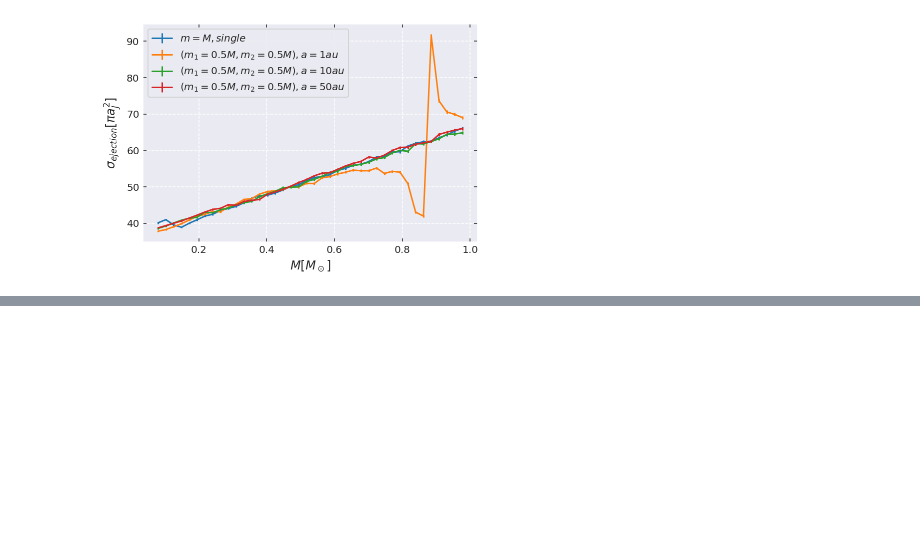
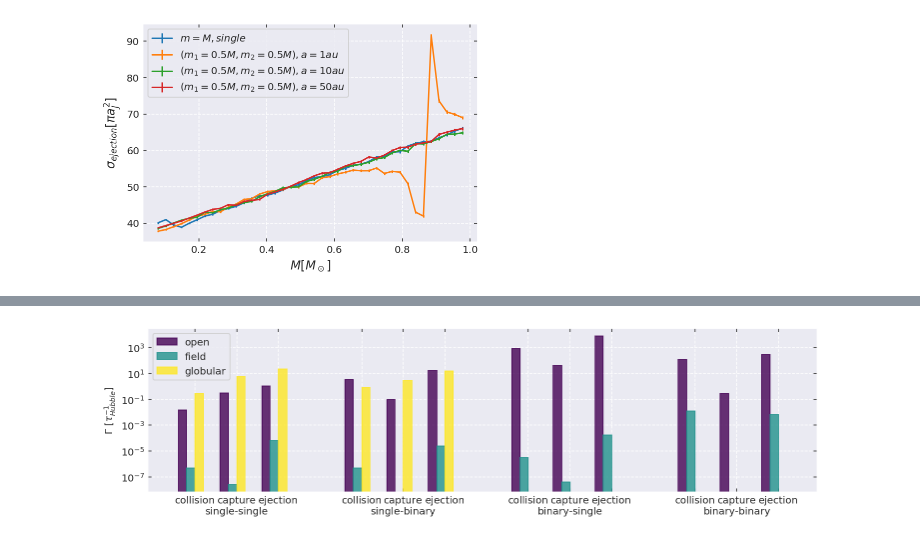
Before and after one commit to YihanWangAstro/giant-planet, a Jupyter notebook: process/giant-planet.ipynb, the cells around one changed output, grey strips where cells are left out. Cells and saved outputs as stored; diff of their text form; code cells hidden in the pictures; blank space fills up the shorter version.

```diff
--- a/process/giant-planet.ipynb
+++ b/process/giant-planet.ipynb
@@ -746,0 +991,4 @@ savefig(plt,'maxwellian-v-stayed-HJ')
+# %%
+show_rate([ss_ratio, sb_ratio, bs_ratio,bb_ratio],['open','field','globular'],['collision','capture','ejection'],[ss_b_max, sb_b_max, bs_b_max, bb_b_max],n_den,v_inf,['single-single', 'single-binary','binary-single','binary-binary' ])
+# %% [output]
+[figure, added]
```
Also changed, not shown: parts of 39 cells of this notebook.
